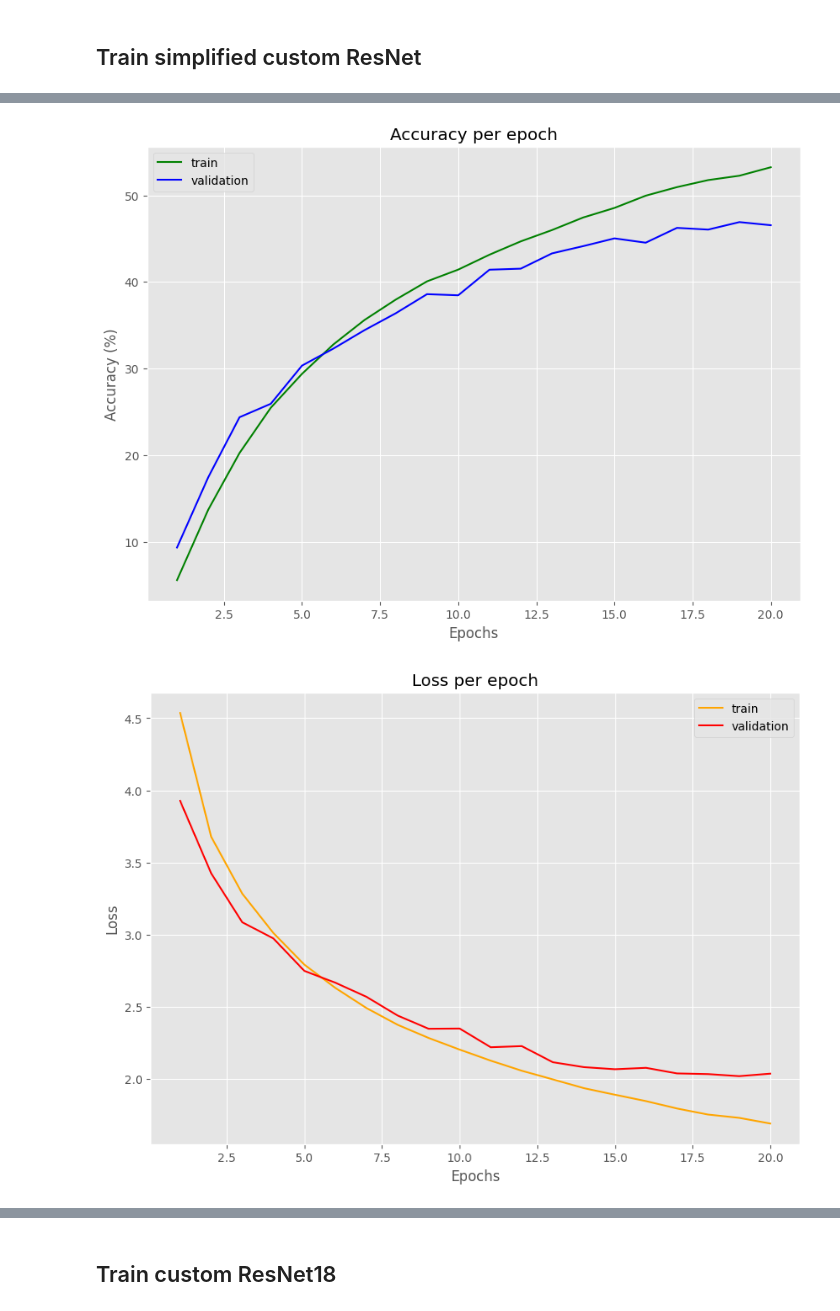
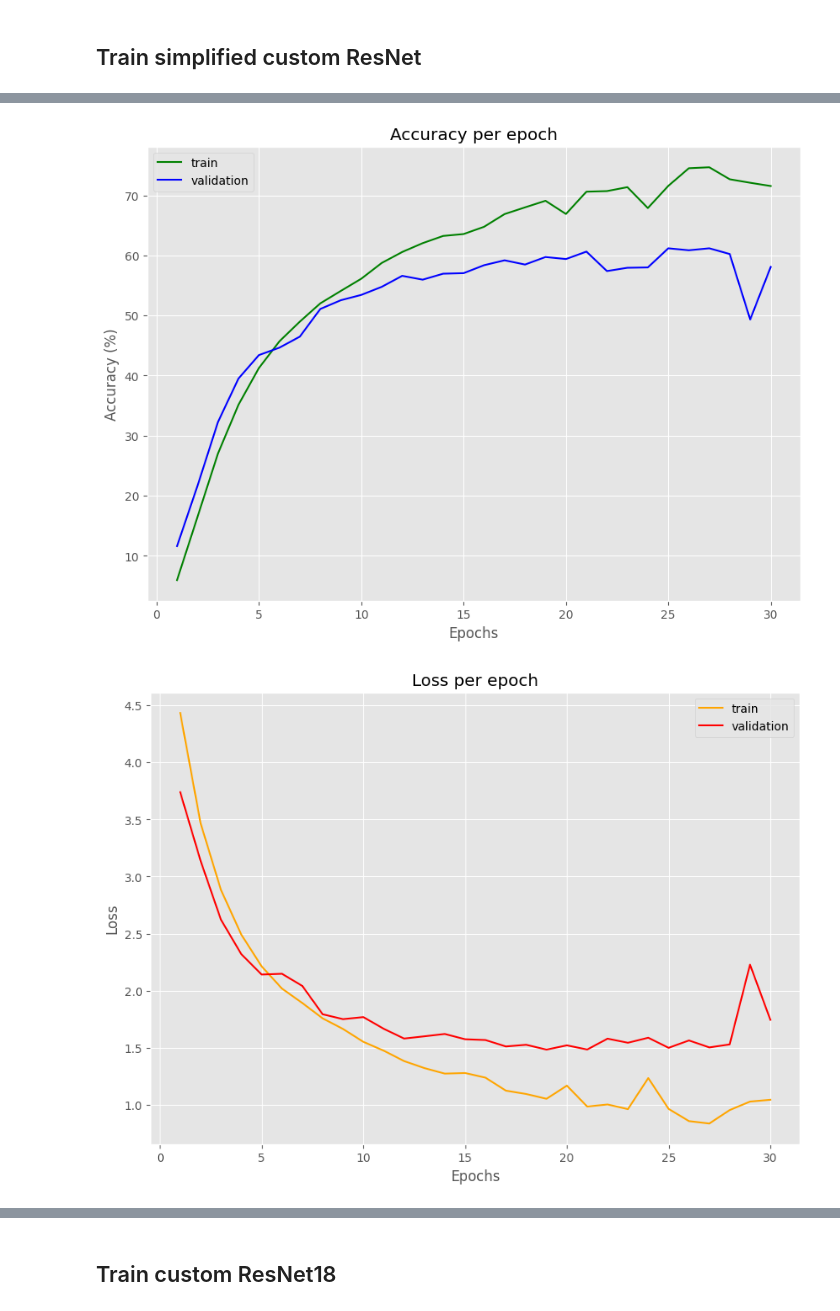
Before and after one commit to myng15/xAI-project-computer-vision, a Jupyter notebook: project-step-0-train-CNN-cifar100.ipynb, the cells around one changed output, grey strips where cells are left out. Cells and saved outputs as stored; diff of their text form; code cells hidden in the pictures.

```diff
--- a/project-step-0-train-CNN-cifar100.ipynb
+++ b/project-step-0-train-CNN-cifar100.ipynb
@@ -64,13 +64,10 @@ test_data = datasets.CIFAR100(root='data', train=False, download=True, transform
 
 # Calculate mean and std for normalization
 mean_train, std_train = calculate_mean_std(train_data)
-mean_test, std_test = calculate_mean_std(test_data)
 
 # Print mean and std
 print(f'mean_train: {mean_train}')
 print(f'std_train: {std_train}')
-print(f'mean_test: {mean_test}')
-print(f'std_test: {std_test}')
 # %% [output]
 Random seed 42 has been set.
 Files already downloaded and verified
@@ -621,7 +662,7 @@ Test Accuracy of worm: 64.00% (64.0/100.0)
 # %%
-# Hyperparameters (optim_code: _1459f)
-epochs = 20
-l2 = 0.001 # L2-norm for weight regularization (weight decay)
+# Hyperparameters (optim_code: _135i)
+epochs = 30
+l2 = 0.0001 # L2-norm for weight regularization (weight decay)
 grad_clip = 0.1
 
 train_transform = transforms.Compose([
@@ -765,7 +707,7 @@ train(num_classes=num_classes, model=model, model_name='resnet_custom_simplified
       lr_scheduler=lr_scheduler,
       loss_func=loss_func, optimizer=optimizer, grad_clip=grad_clip,
       train_transform=train_transform, test_transform=test_transform,
-      optim_code='_359e')
+      optim_code='_135i')
 # %% [output]
 Random seed 42 has been set.
 Files already downloaded and verified
@@ -785,5 +727,5 @@ Epoch: 020/020   Train Loss: 1.6911 | Train Acc.: 53.24% | Validation Loss: 2.03
 --------------------------------------------------
 Saving final model...
-[figure, old version]
+[figure, new version]
-[figure, old version]
+[figure, new version]
 TRAINING FINISHED
```
Also changed, not shown: parts of 72 cells of this notebook, 9 other files.
